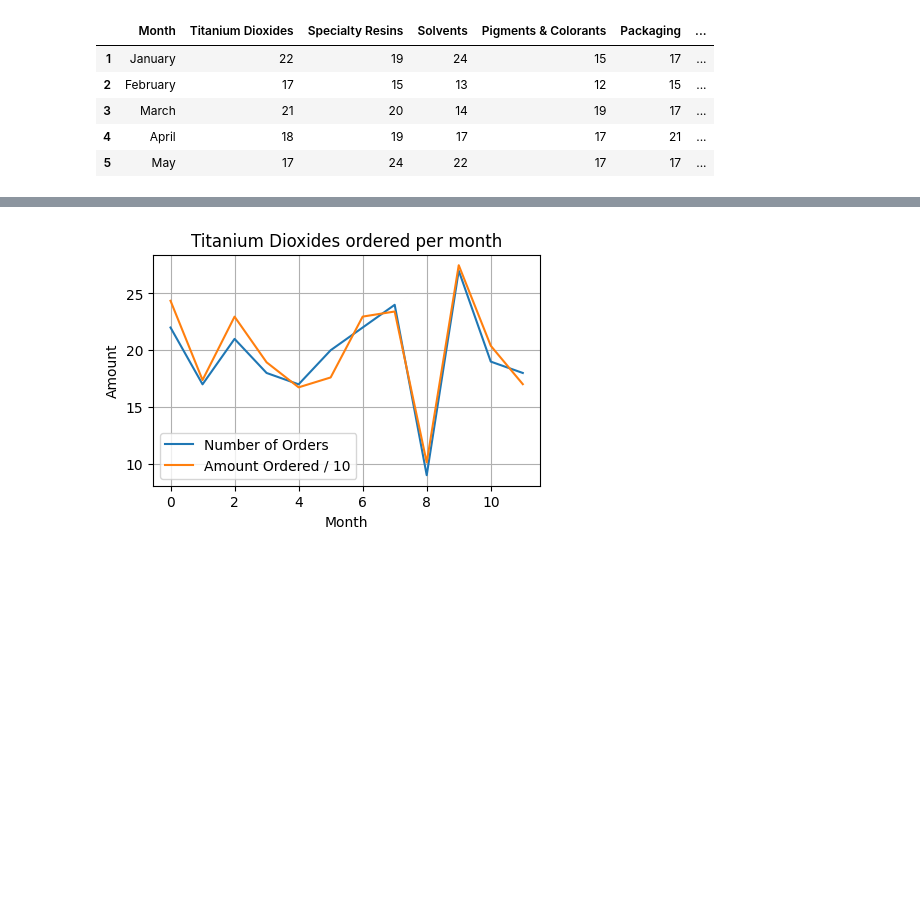
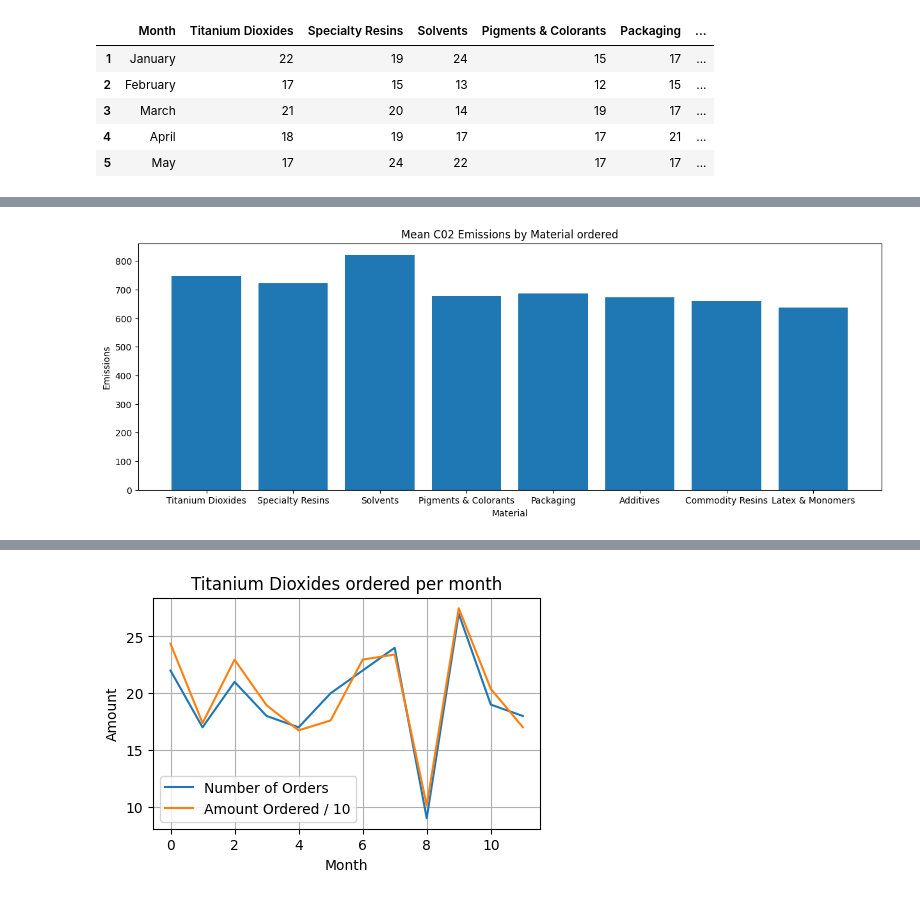
Before and after one commit to aaaka5h/BOLT-Datathon, a Jupyter notebook: analysis.ipynb, the cells around one changed output, grey strips where cells are left out. Drawn from its saved outputs; the diff is of its cells as text; code cells hidden in the pictures; blank space fills up the shorter version.

Commit message:
Added emissions by case data to support Impact slides

```diff
--- a/analysis.ipynb
+++ b/analysis.ipynb
@@ -247,0 +261,3 @@ mpm_df.head()
+# %%
+mat_emissions_df = pd.merge(activity_emissions_df, case_df, on='caseID')
+mat_emissions_df.tail(30)
@@ -247,0 +282,14 @@ mpm_df.head()
+# %%
+emissions_by_mat = {}
+for mat in mat_emissions_df['Material'].unique():
+    num_mat_cases = len(mat_emissions_df[mat_emissions_df['Material'] == mat]['caseID'].unique())
+    emissions_by_mat[mat] = round(mat_emissions_df[mat_emissions_df['Material'] == mat]['CO2 Emissions (kg/tonne)'].sum() / num_mat_cases, 1)
+
+fig, ax = plt.subplots(figsize=(15, 5))
+plt.bar(emissions_by_mat.keys(), emissions_by_mat.values())
+plt.xlabel('Material')
+plt.ylabel('Emissions')
+plt.title('Mean C02 Emissions by Material ordered')
+plt.show()
+# %% [output]
+[figure, added]
```
Also changed, not shown: parts of 6 cells of this notebook.
